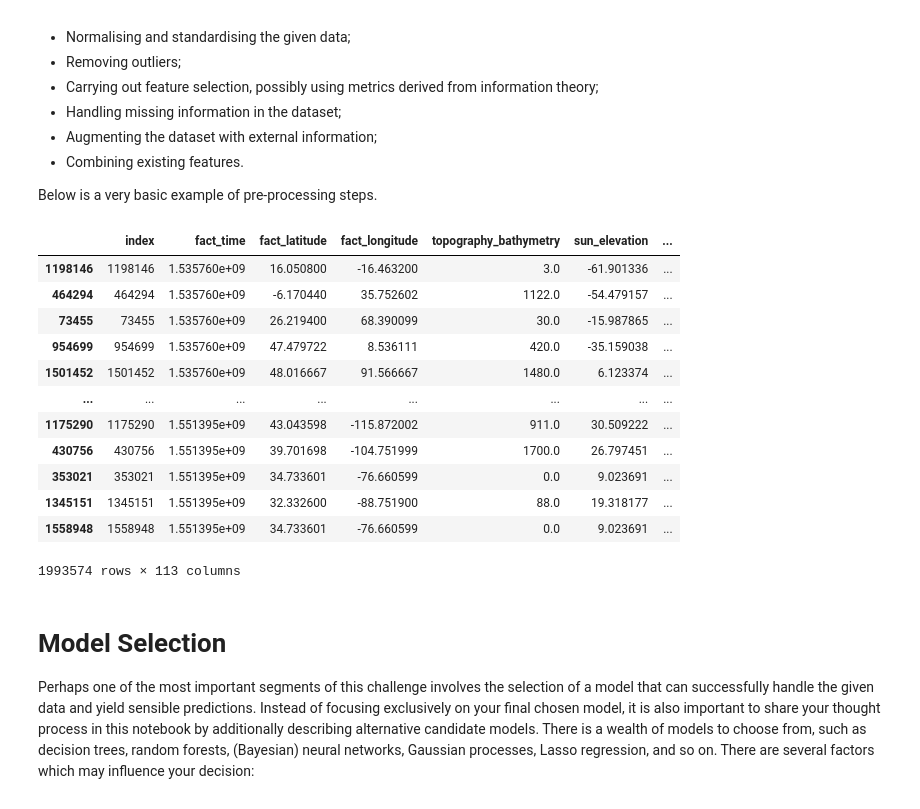
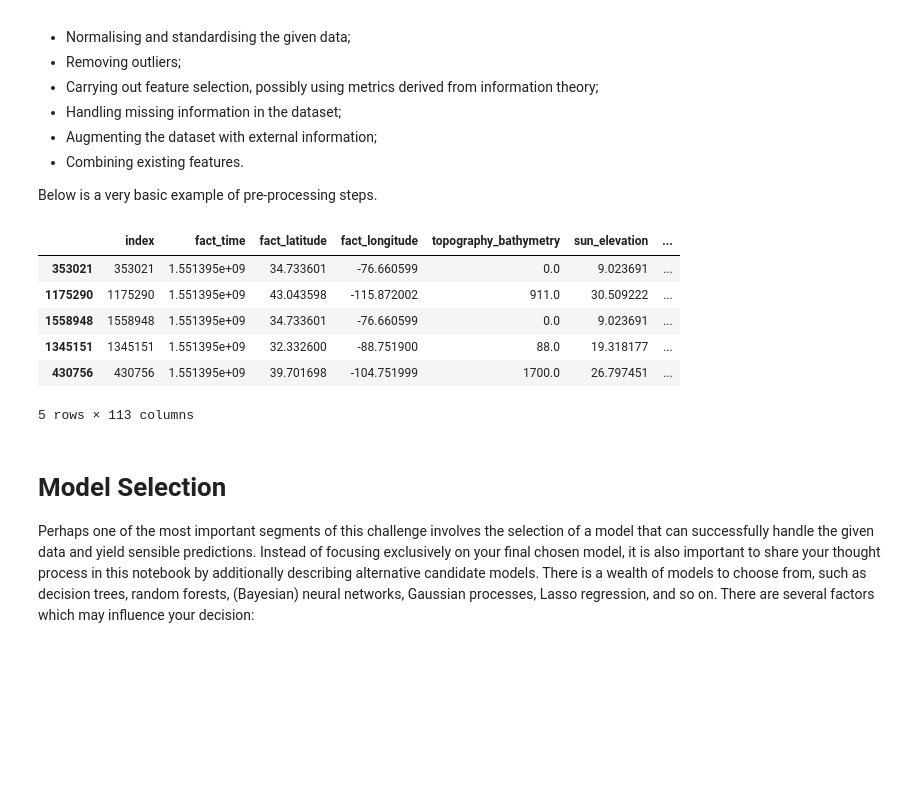
Before and after one commit to TemptingTaco12/aml, a Jupyter notebook: challenge1/challenge1_notebook.ipynb, the cells around one changed output. Saved outputs shown, nothing was run; the diff lists cells and outputs as text; code cells hidden in the pictures; blank space fills up the shorter version.

```diff
--- a/challenge1/challenge1_notebook.ipynb
+++ b/challenge1/challenge1_notebook.ipynb
@@ -100,26 +100,22 @@ Below is a very basic example of pre-processing steps.
 # %%
 '''
 Sorting by time, because when we split in train and validation sets
 we need to do a split in time. This is because if we have overlapping time
 periods, we may overfit without being able to detect it in valdation. So the
 first part (in time) of the data needs to be used for training and the second
 for validation.
 '''
-df.sort_values(by=['fact_time'])
+df = df.sort_values(by=['fact_time'], ascending=False)
+
+df.head()
 # %% [output]
 |  | index | fact_time | fact_latitude | fact_longitude | topography_bathymetry | sun_elevation | ... |
-| 1198146 | 1198146 | 1.535760e+09 | 16.050800 | -16.463200 | 3.0 | -61.901336 | ... |
-| 464294 | 464294 | 1.535760e+09 | -6.170440 | 35.752602 | 1122.0 | -54.479157 | ... |
-| 73455 | 73455 | 1.535760e+09 | 26.219400 | 68.390099 | 30.0 | -15.987865 | ... |
-| 954699 | 954699 | 1.535760e+09 | 47.479722 | 8.536111 | 420.0 | -35.159038 | ... |
-| 1501452 | 1501452 | 1.535760e+09 | 48.016667 | 91.566667 | 1480.0 | 6.123374 | ... |
-| ... | ... | ... | ... | ... | ... | ... | ... |
+| 353021 | 353021 | 1.551395e+09 | 34.733601 | -76.660599 | 0.0 | 9.023691 | ... |
 | 1175290 | 1175290 | 1.551395e+09 | 43.043598 | -115.872002 | 911.0 | 30.509222 | ... |
+| 1558948 | 1558948 | 1.551395e+09 | 34.733601 | -76.660599 | 0.0 | 9.023691 | ... |
+| 1345151 | 1345151 | 1.551395e+09 | 32.332600 | -88.751900 | 88.0 | 19.318177 | ... |
 | 430756 | 430756 | 1.551395e+09 | 39.701698 | -104.751999 | 1700.0 | 26.797451 | ... |
-| 353021 | 353021 | 1.551395e+09 | 34.733601 | -76.660599 | 0.0 | 9.023691 | ... |
-| 1345151 | 1345151 | 1.551395e+09 | 32.332600 | -88.751900 | 88.0 | 19.318177 | ... |
-| 1558948 | 1558948 | 1.551395e+09 | 34.733601 | -76.660599 | 0.0 | 9.023691 | ... |
-1993574 rows × 113 columns
+5 rows × 113 columns
 # %%
 col_selection = []
 col_selection_test = []
```
Also changed, not shown: parts of 5 cells of this notebook.
